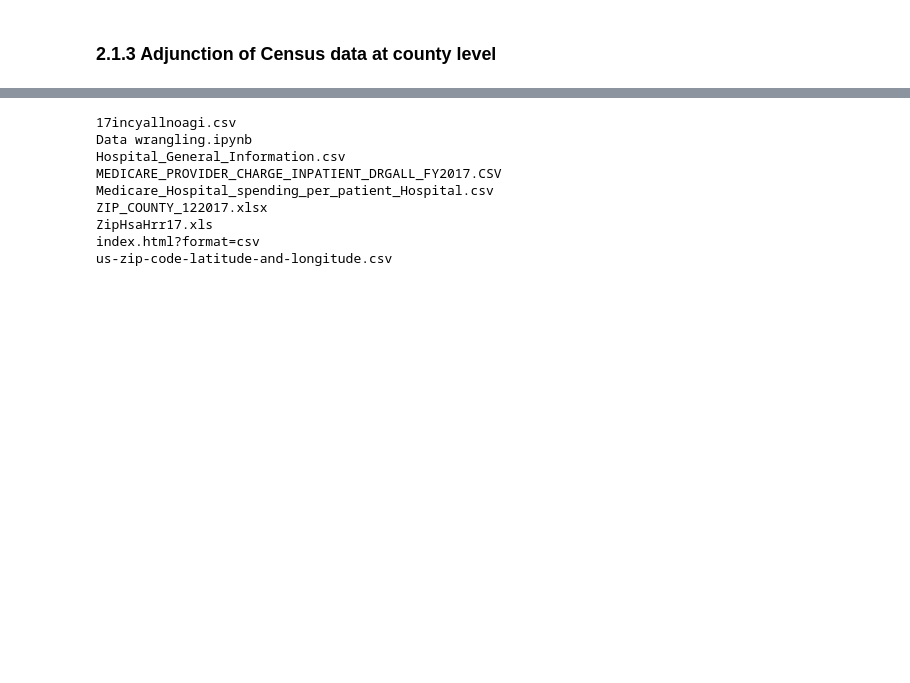
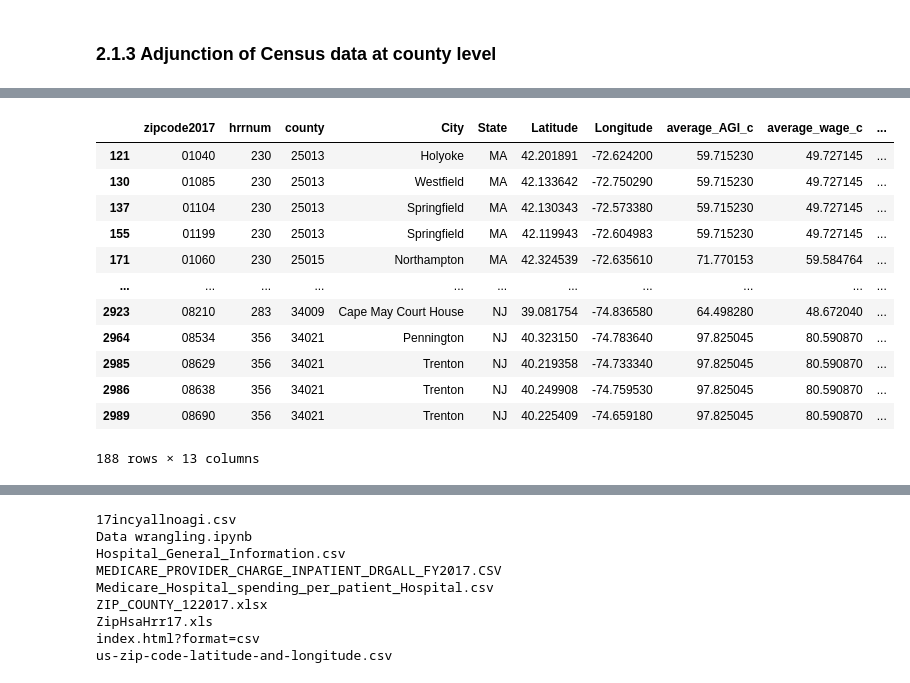
Before and after one commit to Camille2T/healthcare_costs_simulator, a Jupyter notebook: raw_inputs/Data wrangling.ipynb, the cells around one changed output, grey strips where cells are left out. Drawn from its saved outputs; the diff is of its cells as text; code cells hidden in the pictures; blank space fills up the shorter version.

```diff
--- a/raw_inputs/Data wrangling.ipynb
+++ b/raw_inputs/Data wrangling.ipynb
@@ -218,0 +336,16 @@ local = local_3.merge(dfc,left_on='county',right_on='COUNTY_ID' )
+# %%
+local[local.zipcode2017.isin(missing_zipcode)]
+# %% [output]
+|  | zipcode2017 | hrrnum | county | City | State | Latitude | Longitude | average_AGI_c | average_wage_c | ... |
+| 121 | 01040 | 230 | 25013 | Holyoke | MA | 42.201891 | -72.624200 | 59.715230 | 49.727145 | ... |
+| 130 | 01085 | 230 | 25013 | Westfield | MA | 42.133642 | -72.750290 | 59.715230 | 49.727145 | ... |
+| 137 | 01104 | 230 | 25013 | Springfield | MA | 42.130343 | -72.573380 | 59.715230 | 49.727145 | ... |
+| 155 | 01199 | 230 | 25013 | Springfield | MA | 42.119943 | -72.604983 | 59.715230 | 49.727145 | ... |
+| 171 | 01060 | 230 | 25015 | Northampton | MA | 42.324539 | -72.635610 | 71.770153 | 59.584764 | ... |
+| ... | ... | ... | ... | ... | ... | ... | ... | ... | ... | ... |
+| 2923 | 08210 | 283 | 34009 | Cape May Court House | NJ | 39.081754 | -74.836580 | 64.498280 | 48.672040 | ... |
+| 2964 | 08534 | 356 | 34021 | Pennington | NJ | 40.323150 | -74.783640 | 97.825045 | 80.590870 | ... |
+| 2985 | 08629 | 356 | 34021 | Trenton | NJ | 40.219358 | -74.733340 | 97.825045 | 80.590870 | ... |
+| 2986 | 08638 | 356 | 34021 | Trenton | NJ | 40.249908 | -74.759530 | 97.825045 | 80.590870 | ... |
+| 2989 | 08690 | 356 | 34021 | Trenton | NJ | 40.225409 | -74.659180 | 97.825045 | 80.590870 | ... |
+188 rows × 13 columns
```
Also changed, not shown: parts of 51 cells of this notebook.
